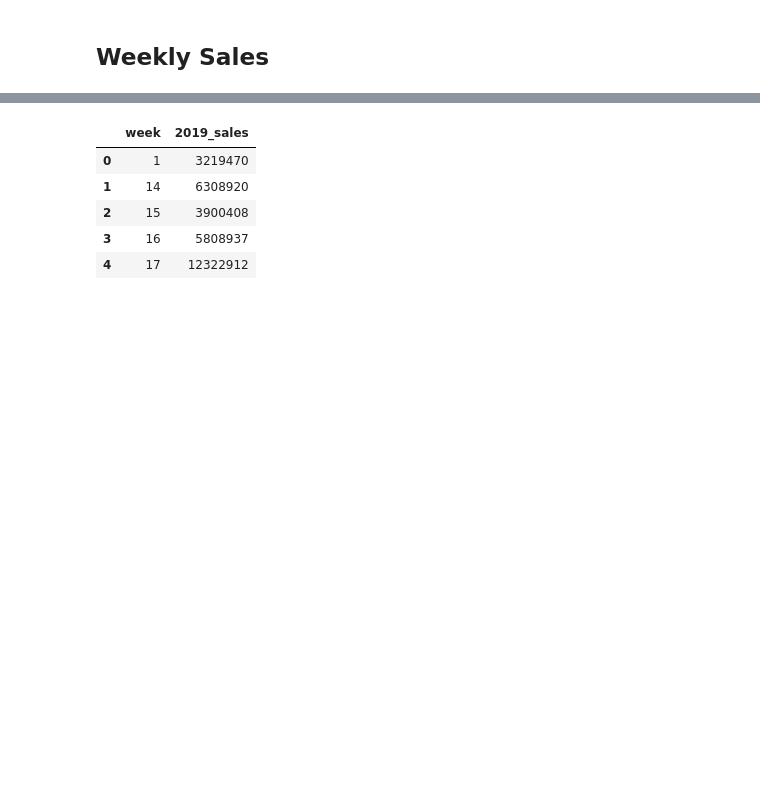
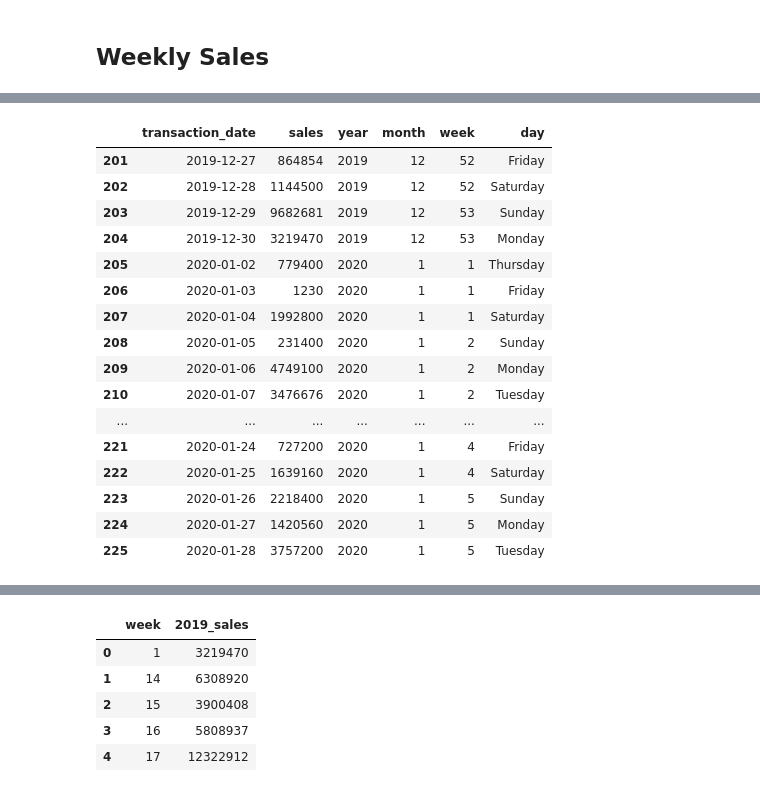
Before and after one commit to omotoshohei/ecom-analytics, a Jupyter notebook: template1/analytics.ipynb, the cells around one changed output, grey strips where cells are left out. Drawn from its saved outputs; the diff is of its cells as text; code cells hidden in the pictures; blank space fills up the shorter version.

```diff
--- a/template1/analytics.ipynb
+++ b/template1/analytics.ipynb
@@ -227,0 +188,23 @@ df_weekly_sales_2019.rename(columns={"sales": "2019_sales"}, inplace=True)
+# %%
+df_daily_sales_detail[
+    (df_daily_sales_detail['transaction_date'] > "2019-12-26") &
+    (df_daily_sales_detail['transaction_date'] < "2020-01-30")
+]
+# %% [output]
+|  | transaction_date | sales | year | month | week | day |
+| 201 | 2019-12-27 | 864854 | 2019 | 12 | 52 | Friday |
+| 202 | 2019-12-28 | 1144500 | 2019 | 12 | 52 | Saturday |
+| 203 | 2019-12-29 | 9682681 | 2019 | 12 | 53 | Sunday |
+| 204 | 2019-12-30 | 3219470 | 2019 | 12 | 53 | Monday |
+| 205 | 2020-01-02 | 779400 | 2020 | 1 | 1 | Thursday |
+| 206 | 2020-01-03 | 1230 | 2020 | 1 | 1 | Friday |
+| 207 | 2020-01-04 | 1992800 | 2020 | 1 | 1 | Saturday |
+| 208 | 2020-01-05 | 231400 | 2020 | 1 | 2 | Sunday |
+| 209 | 2020-01-06 | 4749100 | 2020 | 1 | 2 | Monday |
+| 210 | 2020-01-07 | 3476676 | 2020 | 1 | 2 | Tuesday |
+| ... | ... | ... | ... | ... | ... | ... |
+| 221 | 2020-01-24 | 727200 | 2020 | 1 | 4 | Friday |
+| 222 | 2020-01-25 | 1639160 | 2020 | 1 | 4 | Saturday |
+| 223 | 2020-01-26 | 2218400 | 2020 | 1 | 5 | Sunday |
+| 224 | 2020-01-27 | 1420560 | 2020 | 1 | 5 | Monday |
+| 225 | 2020-01-28 | 3757200 | 2020 | 1 | 5 | Tuesday |
```
Also changed, not shown: parts of 8 cells of this notebook, 18 other files.
